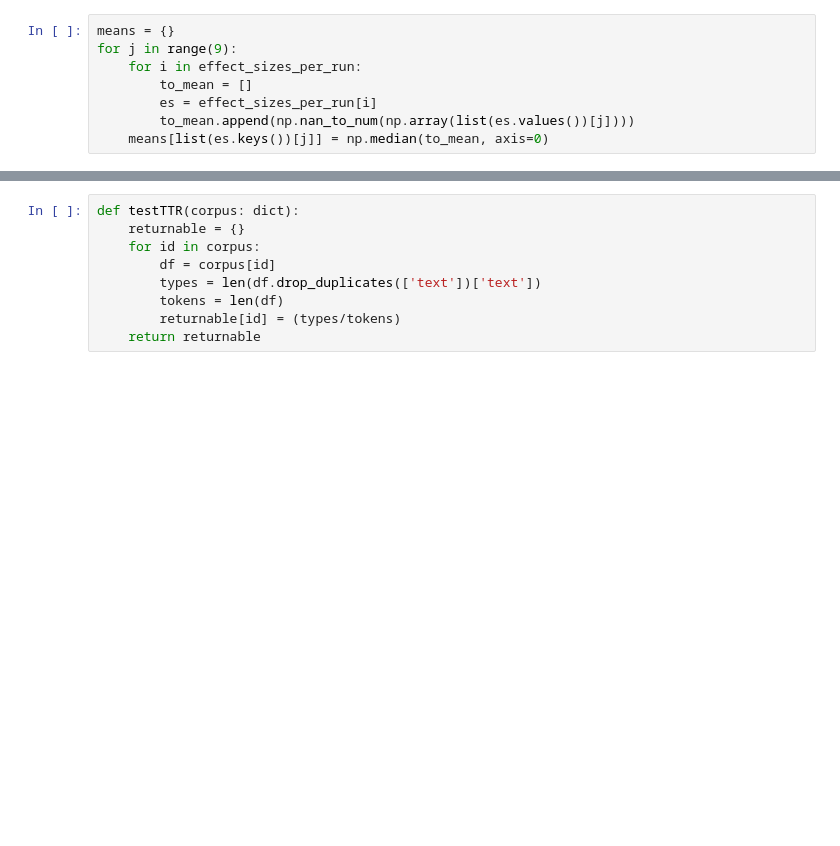
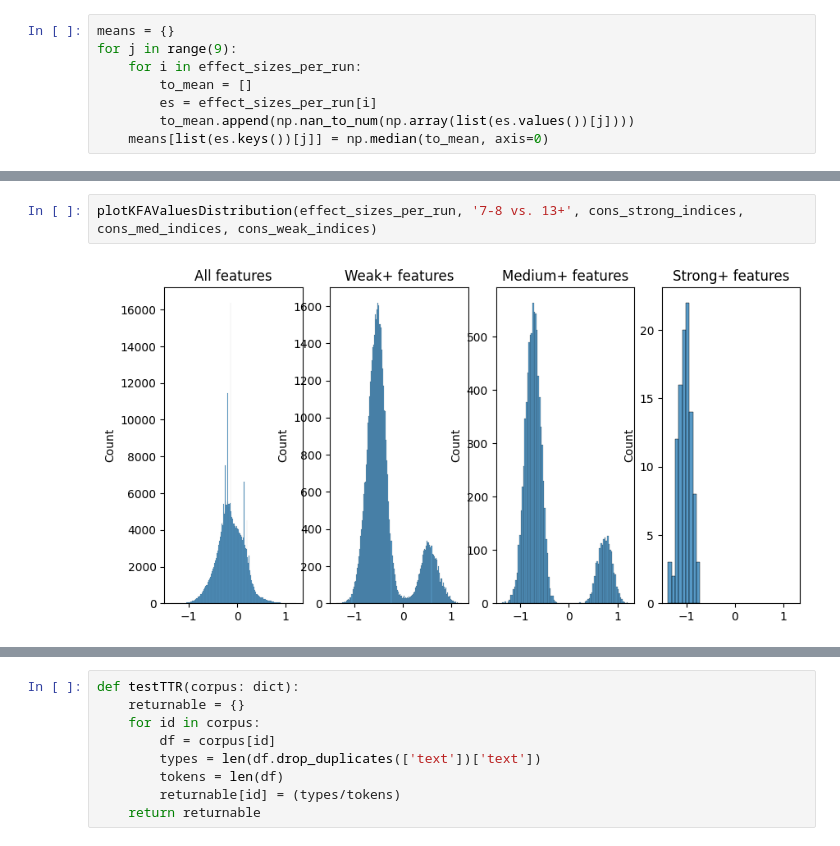
Before and after one commit to TurkuNLP/TCBC_feature_analysis, a Jupyter notebook: KFA_new_age_groups.ipynb, the cells around one changed output, grey strips where cells are left out. Saved outputs shown, nothing was run; the diff lists cells and outputs as text; blank space fills up the shorter version.

```diff
--- a/KFA_new_age_groups.ipynb
+++ b/KFA_new_age_groups.ipynb
@@ -309,0 +388,4 @@ sns.heatmap(testing_df_edited[sub_columns(ef_df.columns, '2')], cmap='coolwarm',
+# %%
+plotKFAValuesDistribution(effect_sizes_per_run, '7-8 vs. 13+', cons_strong_indices, cons_med_indices, cons_weak_indices)
+# %% [output]
+[figure, added]
```
Also changed, not shown: parts of 47 cells of this notebook, 6 other files.
